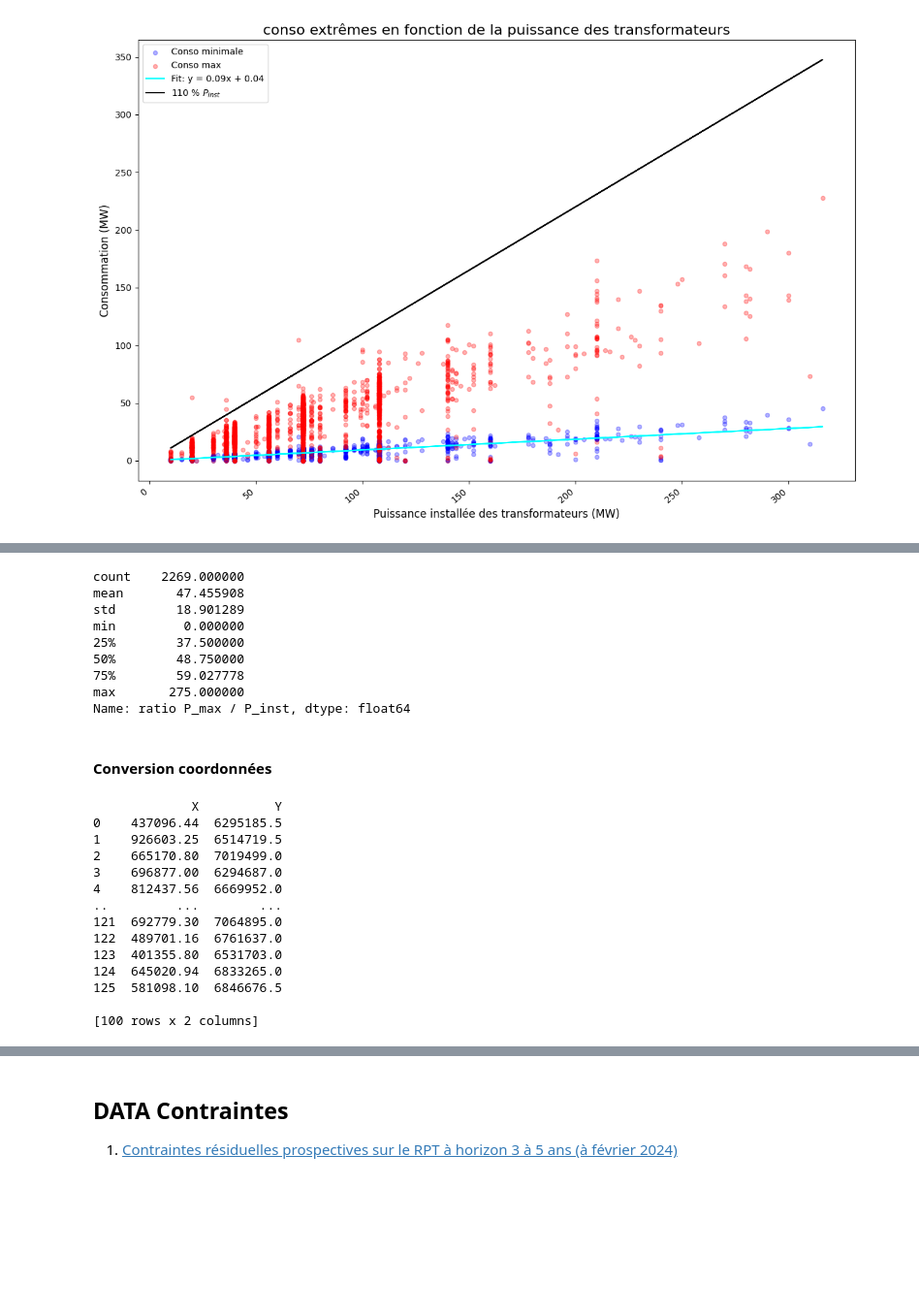
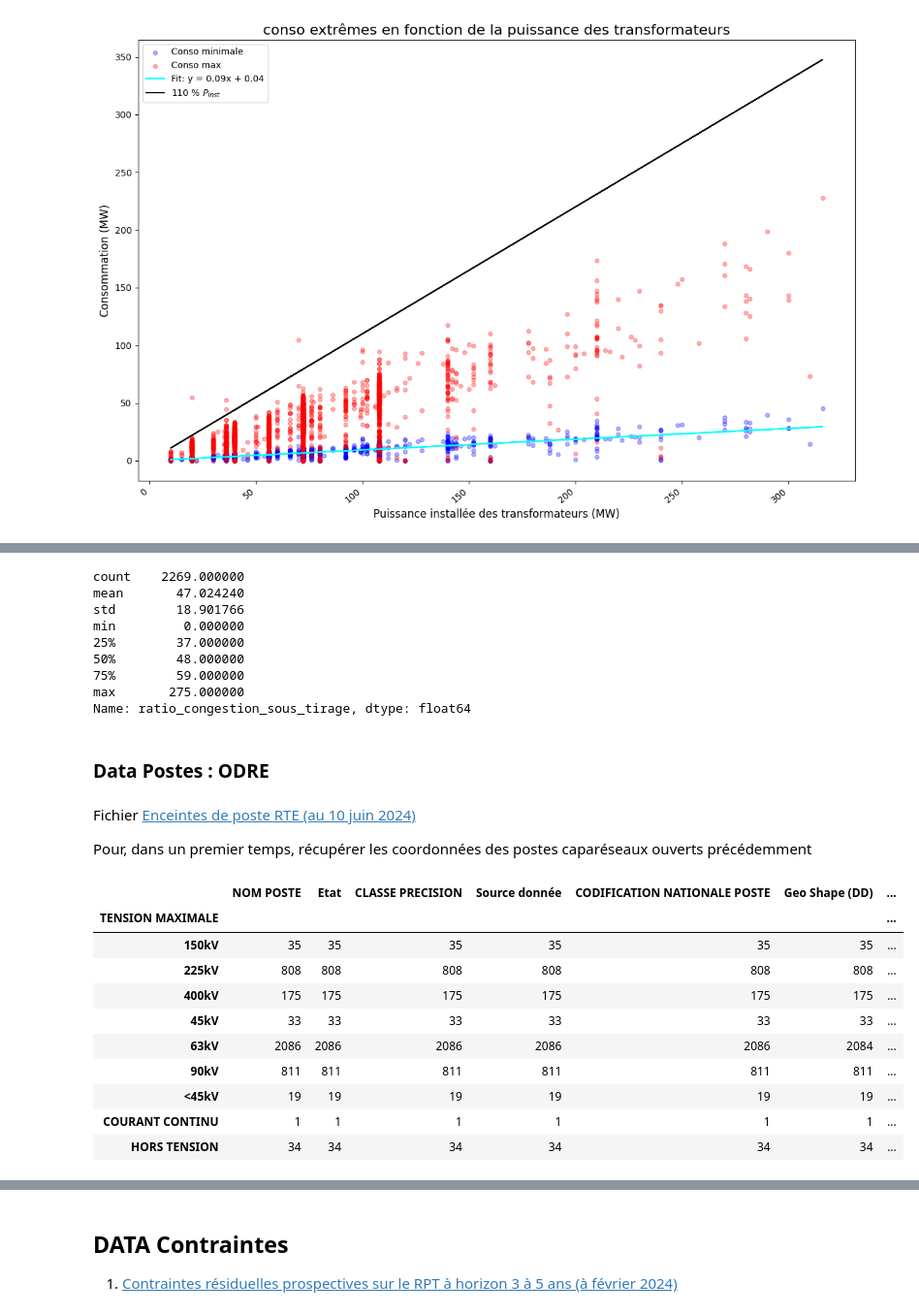
Before and after one commit to MattEclipse/congestion, a Jupyter notebook: notebooks/donnee_reseau.ipynb, the cells around one changed output, grey strips where cells are left out. Shown at 97% size. Saved outputs shown, nothing was run; the diff lists cells and outputs as text; code cells hidden in the pictures; blank space fills up the shorter version.

Commit message:
Visualisation des postes caparéseaux

```diff
--- a/notebooks/donnee_reseau.ipynb
+++ b/notebooks/donnee_reseau.ipynb
@@ -361,32 +364,37 @@ plt.show()
 # %%
-df_capareseau["ratio P_max / P_inst"] = 5*df_capareseau["Consommation minimale"]/df_capareseau["Puissance cumulee des transformateurs existants"]*100
-df_capareseau["ratio P_max / P_inst"].describe()
+df_capareseau["ratio_congestion_sous_tirage"] = 5*df_capareseau["Consommation minimale"]/df_capareseau["Puissance cumulee des transformateurs existants"]*100
+df_capareseau["ratio_congestion_sous_tirage"] = df_capareseau["ratio_congestion_sous_tirage"].astype(int)
+df_capareseau["ratio_congestion_sous_tirage"].describe()
 # %% [output]
 count    2269.000000
-mean       47.455908
-std        18.901289
+mean       47.024240
+std        18.901766
 min         0.000000
-25%        37.500000
-50%        48.750000
-75%        59.027778
+25%        37.000000
+50%        48.000000
+75%        59.000000
 max       275.000000
-Name: ratio P_max / P_inst, dtype: float64
+Name: ratio_congestion_sous_tirage, dtype: float64
-# %% [markdown]
-#### Conversion coordonnées
-# %%
-print(df_capareseau[['X','Y']].iloc[:100])
-# %% [output]
-             X          Y
-0    437096.44  6295185.5
-1    926603.25  6514719.5
-2    665170.80  7019499.0
-3    696877.00  6294687.0
-4    812437.56  6669952.0
-..         ...        ...
-121  692779.30  7064895.0
-122  489701.16  6761637.0
-123  401355.80  6531703.0
-124  645020.94  6833265.0
-125  581098.10  6846676.5
-
-[100 rows x 2 columns]
+# %% [markdown]
+### Data Postes : ODRE
+# %% [markdown]
+Fichier [Enceintes de poste RTE (au 10 juin 2024)](https://odre.opendatasoft.com/explore/dataset/enceintes-de-poste-rte/export/?disjunctive.etat&sort=nom_poste)
+
+Pour, dans un premier temps, récupérer les coordonnées des postes caparéseaux ouverts précédemment
+# %%
+path_postes = '/Users/matthiasmolenat/repos/congestion/data/enceintes-de-poste-rte.csv'
+df_poste_odre = pd.read_csv(path_postes,delimiter=';')
+# %%
+df_poste_odre.groupby('TENSION MAXIMALE').count()
+# %% [output]
+|  | ﻿NOM POSTE | Etat | CLASSE PRECISION | Source donnée | CODIFICATION NATIONALE POSTE | Geo Shape (DD) | ... |
+| TENSION MAXIMALE |  |  |  |  |  |  | ... |
+| 150kV | 35 | 35 | 35 | 35 | 35 | 35 | ... |
+| 225kV | 808 | 808 | 808 | 808 | 808 | 808 | ... |
+| 400kV | 175 | 175 | 175 | 175 | 175 | 175 | ... |
+| 45kV | 33 | 33 | 33 | 33 | 33 | 33 | ... |
+| 63kV | 2086 | 2086 | 2086 | 2086 | 2086 | 2084 | ... |
+| 90kV | 811 | 811 | 811 | 811 | 811 | 811 | ... |
+| <45kV | 19 | 19 | 19 | 19 | 19 | 19 | ... |
+| COURANT CONTINU | 1 | 1 | 1 | 1 | 1 | 1 | ... |
+| HORS TENSION | 34 | 34 | 34 | 34 | 34 | 34 | ... |
```
Also changed, not shown: parts of 10 cells of this notebook.
